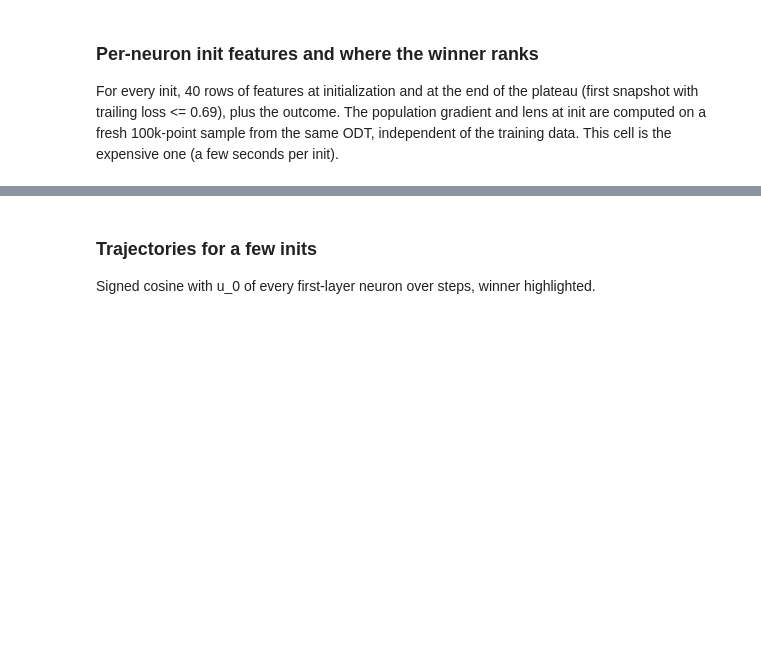
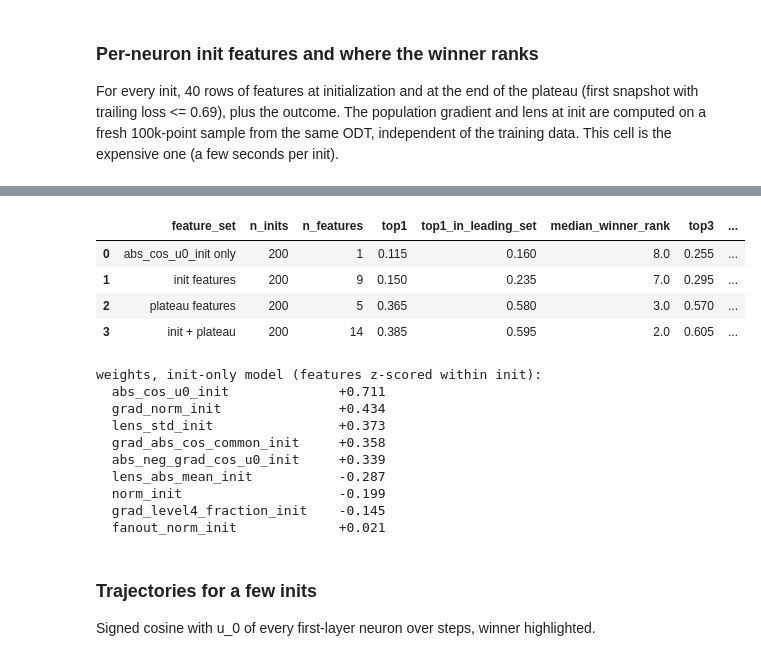
Before and after one commit to HarishGP/layer-lenses, a Jupyter notebook: notebooks/init_sweep_analysis.ipynb, the cells around one changed output, grey strips where cells are left out. Cells and saved outputs as stored; diff of their text form; code cells hidden in the pictures; blank space fills up the shorter version.

```diff
--- a/notebooks/init_sweep_analysis.ipynb
+++ b/notebooks/init_sweep_analysis.ipynb
@@ -172,3 +281,34 @@ fig.tight_layout(); plt.show()
+# %%
+features["abs_neg_grad_cos_u0_init"] = features["neg_grad_cos_u0_init"].abs()
+INIT_COLS = ["abs_cos_u0_init", "norm_init", "fanout_norm_init", "grad_norm_init", "grad_abs_cos_common_init",
+             "grad_level4_fraction_init", "abs_neg_grad_cos_u0_init", "lens_abs_mean_init", "lens_std_init"]
+PLATEAU_COLS = ["abs_cos_u0_plateau", "norm_ratio_plateau", "disp_norm_plateau", "abs_disp_cos_u0_plateau", "fanout_norm_plateau"]
+pred_table, pred_weights = winner_prediction_cv(features, {
+    "abs_cos_u0_init only": ["abs_cos_u0_init"],
+    "init features": INIT_COLS,
+    "plateau features": PLATEAU_COLS,
+    "init + plateau": INIT_COLS + PLATEAU_COLS,
+})
+display(pred_table)
+print("weights, init-only model (features z-scored within init):")
+for k, v in sorted(pred_weights["init features"].items(), key=lambda kv: -abs(kv[1])):
+    print(f"  {k:28s} {v:+.3f}")
+# %% [output]
+|  | feature_set | n_inits | n_features | top1 | top1_in_leading_set | median_winner_rank | top3 | ... |
+| 0 | abs_cos_u0_init only | 200 | 1 | 0.115 | 0.160 | 8.0 | 0.255 | ... |
+| 1 | init features | 200 | 9 | 0.150 | 0.235 | 7.0 | 0.295 | ... |
+| 2 | plateau features | 200 | 5 | 0.365 | 0.580 | 3.0 | 0.570 | ... |
+| 3 | init + plateau | 200 | 14 | 0.385 | 0.595 | 2.0 | 0.605 | ... |
+weights, init-only model (features z-scored within init):
+  abs_cos_u0_init              +0.711
+  grad_norm_init               +0.434
+  lens_std_init                +0.373
+  grad_abs_cos_common_init     +0.358
+  abs_neg_grad_cos_u0_init     +0.339
+  lens_abs_mean_init           -0.287
+  norm_init                    -0.199
+  grad_level4_fraction_init    -0.145
+  fanout_norm_init             +0.021
 # %% [markdown]
 ### Trajectories for a few inits
 
```
Also changed, not shown: parts of 11 cells of this notebook, 9 other files.
